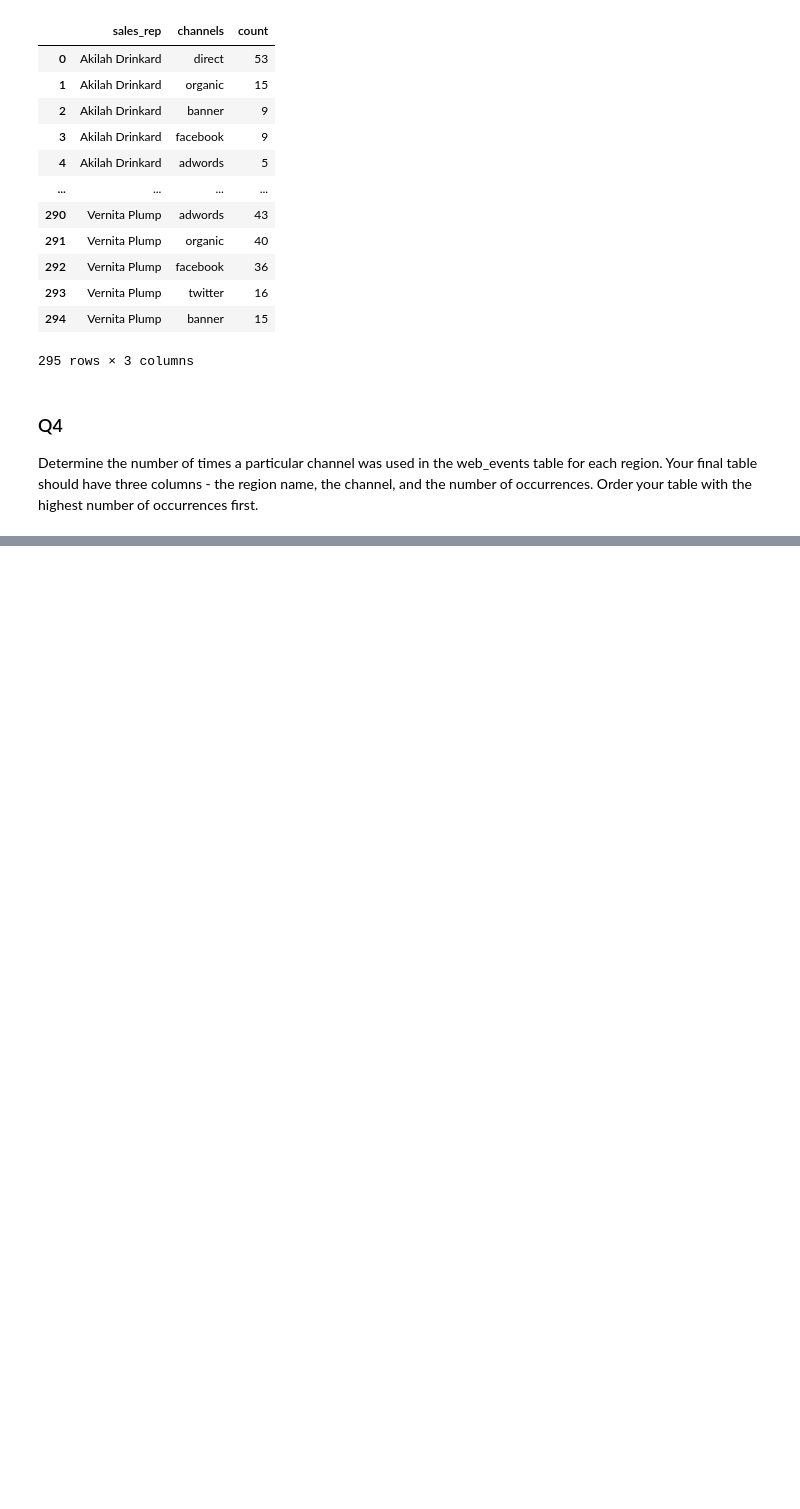
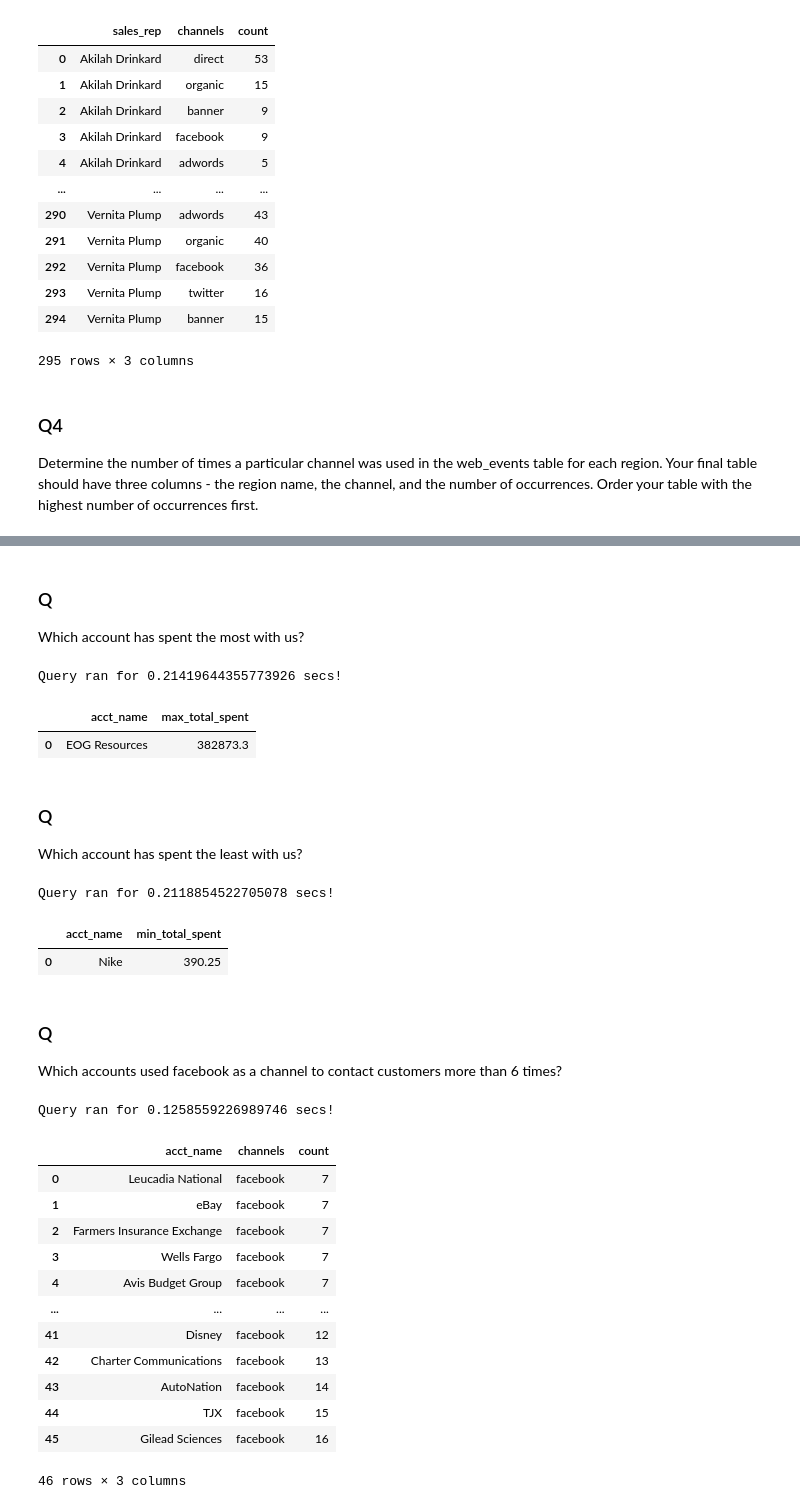
Before and after one commit to Lawrence-Krukrubo/SQL_for_Data_Science, a Jupyter notebook: sql_for_data_analysis3.ipynb, the cells around one changed output, grey strips where cells are left out. Saved outputs shown, nothing was run; the diff lists cells and outputs as text; code cells hidden in the pictures; blank space fills up the shorter version.

```diff
--- a/sql_for_data_analysis3.ipynb
+++ b/sql_for_data_analysis3.ipynb
@@ -678,0 +836,50 @@ Query ran for 0.44440221786499023 secs!
+# %% [markdown]
+### Q
+Which account has spent the most with us?
+# %%
+query_to_df(
+    'SELECT DISTINCT a.name acct_name, SUM(o.total_amt_usd) max_total_spent FROM \
+    accounts a JOIN orders o ON a.id=o.account_id GROUP BY acct_name ORDER BY \
+    max_total_spent DESC LIMIT 1;'
+)
+# %% [output]
+Query ran for 0.21419644355773926 secs!
+|  | acct_name | max_total_spent |
+| 0 | EOG Resources | 382873.3 |
+# %% [markdown]
+### Q
+Which account has spent the least with us?
+# %%
+query_to_df(
+    'SELECT DISTINCT a.name acct_name, SUM(o.total_amt_usd) min_total_spent FROM \
+    accounts a JOIN orders o ON a.id=o.account_id GROUP BY acct_name ORDER BY \
+    min_total_spent LIMIT 1;'
+)
+# %% [output]
+Query ran for 0.2118854522705078 secs!
+|  | acct_name | min_total_spent |
+| 0 | Nike | 390.25 |
+# %% [markdown]
+### Q
+Which accounts used facebook as a channel to contact customers more than 6 times?
+# %%
+query_to_df(
+    'SELECT DISTINCT a.name acct_name, w.channel channels, COUNT(w.channel) count \
+    FROM accounts a JOIN web_events w ON a.id=w.account_id WHERE w.channel LIKE \
+    "%facebook%" GROUP BY acct_name, channels HAVING count > 6 ORDER BY count;'
+)
+# %% [output]
+Query ran for 0.1258559226989746 secs!
+|  | acct_name | channels | count |
+| 0 | Leucadia National | facebook | 7 |
+| 1 | eBay | facebook | 7 |
+| 2 | Farmers Insurance Exchange | facebook | 7 |
+| 3 | Wells Fargo | facebook | 7 |
+| 4 | Avis Budget Group | facebook | 7 |
+| ... | ... | ... | ... |
+| 41 | Disney | facebook | 12 |
+| 42 | Charter Communications | facebook | 13 |
+| 43 | AutoNation | facebook | 14 |
+| 44 | TJX | facebook | 15 |
+| 45 | Gilead Sciences | facebook | 16 |
+46 rows × 3 columns
```
Also changed, not shown: parts of 53 cells of this notebook.
